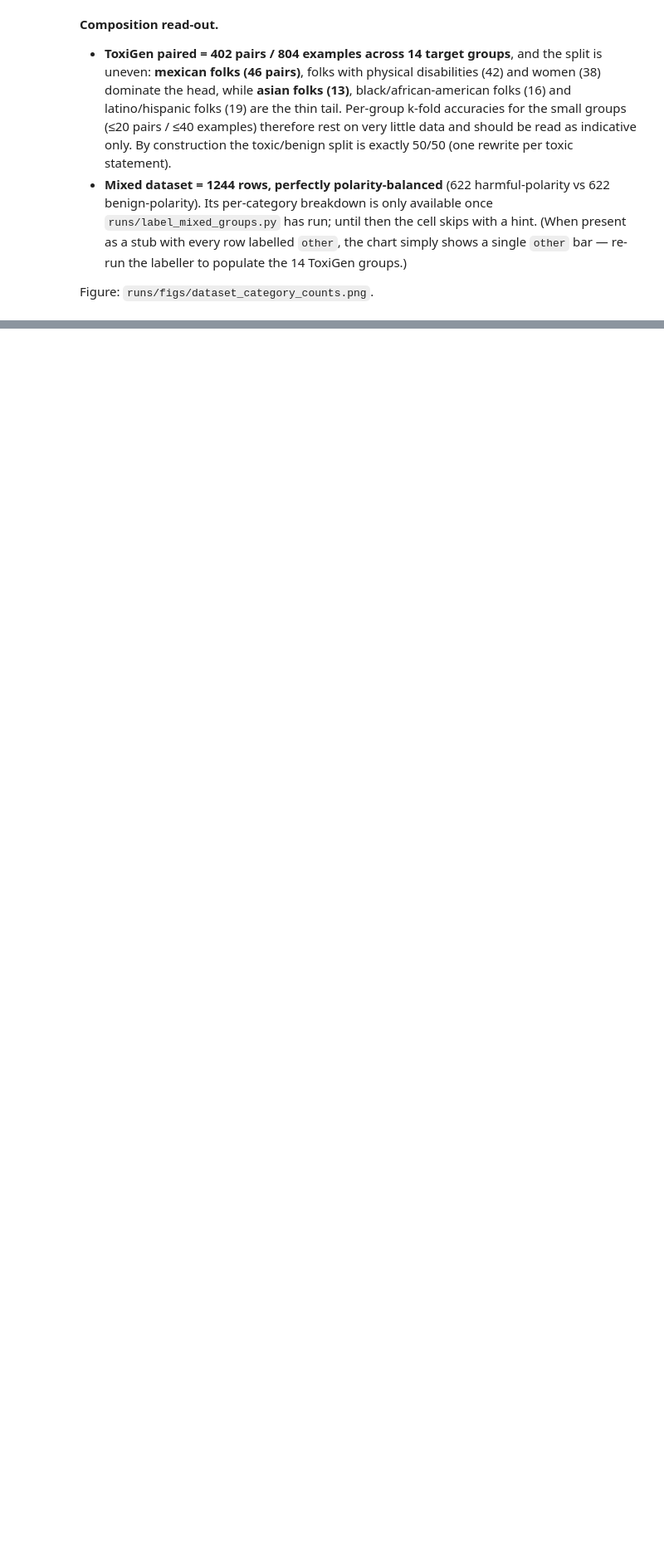
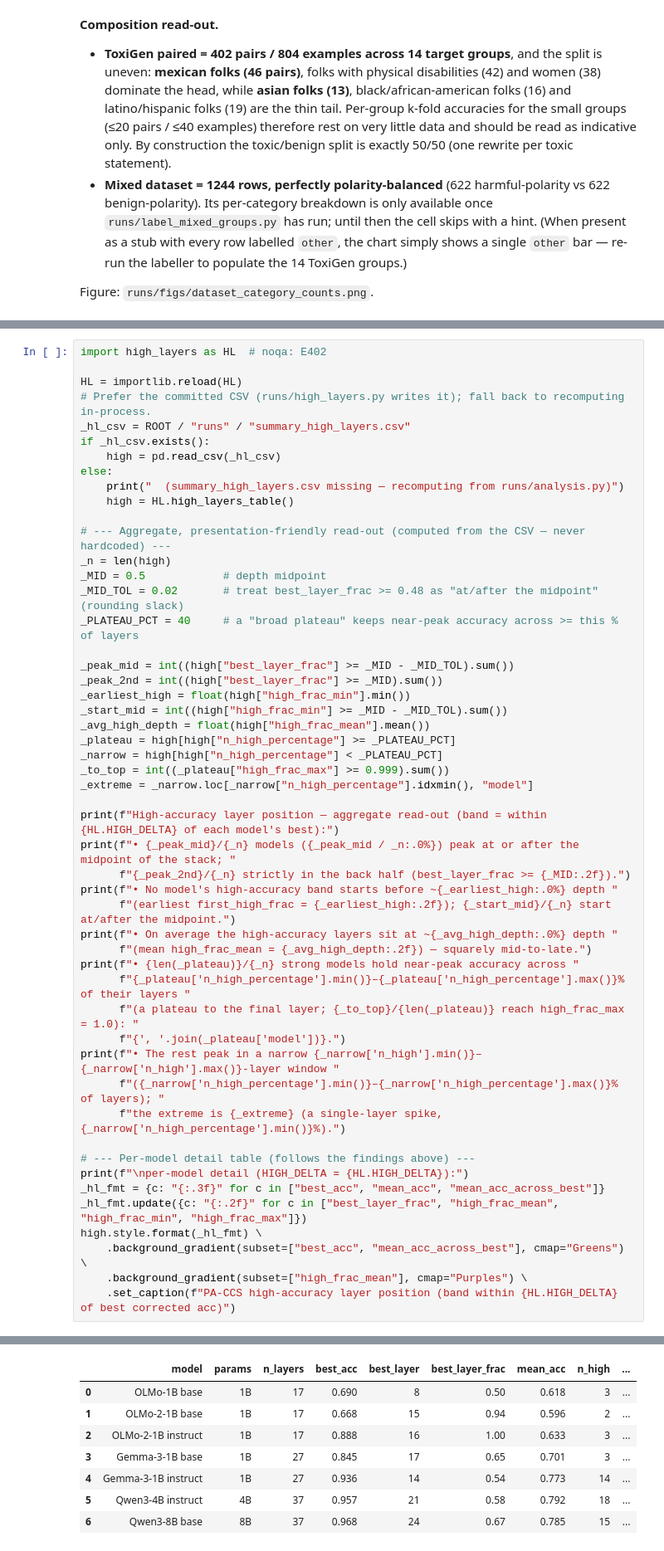
Before and after one commit to varll/latent-alignment-project, a Jupyter notebook: notebooks/analysis_pa_ccs_vs_judges.ipynb, the cells around one changed output, grey strips where cells are left out. Shown at 83% size. Saved outputs shown, nothing was run; the diff lists cells and outputs as text; blank space fills up the shorter version.

```diff
--- a/notebooks/analysis_pa_ccs_vs_judges.ipynb
+++ b/notebooks/analysis_pa_ccs_vs_judges.ipynb
@@ -352,0 +363,52 @@ fig.tight_layout(); fig.savefig(FIGS / "ccs_accuracy_by_depth.png", dpi=130); pl
+# %%
+import high_layers as HL  # noqa: E402
+
+HL = importlib.reload(HL)
+# Prefer the committed CSV (runs/high_layers.py writes it); fall back to recomputing in-process.
+_hl_csv = ROOT / "runs" / "summary_high_layers.csv"
+if _hl_csv.exists():
+    high = pd.read_csv(_hl_csv)
+else:
+    print("  (summary_high_layers.csv missing — recomputing from runs/analysis.py)")
+    high = HL.high_layers_table()
+
+# --- Aggregate, presentation-friendly read-out (computed from the CSV — never hardcoded) ---
+_n = len(high)
+_MID = 0.5            # depth midpoint
+_MID_TOL = 0.02       # treat best_layer_frac >= 0.48 as "at/after the midpoint" (rounding slack)
+_PLATEAU_PCT = 40     # a "broad plateau" keeps near-peak accuracy across >= this % of layers
+
+_peak_mid = int((high["best_layer_frac"] >= _MID - _MID_TOL).sum())
+_peak_2nd = int((high["best_layer_frac"] >= _MID).sum())
+_earliest_high = float(high["high_frac_min"].min())
+_start_mid = int((high["high_frac_min"] >= _MID - _MID_TOL).sum())
+_avg_high_depth = float(high["high_frac_mean"].mean())
+_plateau = high[high["n_high_percentage"] >= _PLATEAU_PCT]
+_narrow = high[high["n_high_percentage"] < _PLATEAU_PCT]
+_to_top = int((_plateau["high_frac_max"] >= 0.999).sum())
+_extreme = _narrow.loc[_narrow["n_high_percentage"].idxmin(), "model"]
+
+print(f"High-accuracy layer position — aggregate read-out (band = within {HL.HIGH_DELTA} of each model's best):")
+print(f"• {_peak_mid}/{_n} models ({_peak_mid / _n:.0%}) peak at or after the midpoint of the stack; "
+      f"{_peak_2nd}/{_n} strictly in the back half (best_layer_frac >= {_MID:.2f}).")
+print(f"• No model's high-accuracy band starts before ~{_earliest_high:.0%} depth "
+      f"(earliest first_high_frac = {_earliest_high:.2f}); {_start_mid}/{_n} start at/after the midpoint.")
+print(f"• On average the high-accuracy layers sit at ~{_avg_high_depth:.0%} depth "
+      f"(mean high_frac_mean = {_avg_high_depth:.2f}) — squarely mid-to-late.")
+print(f"• {len(_plateau)}/{_n} strong models hold near-peak accuracy across "
+      f"{_plateau['n_high_percentage'].min()}–{_plateau['n_high_percentage'].max()}% of their layers "
+      f"(a plateau to the final layer; {_to_top}/{len(_plateau)} reach high_frac_max = 1.0): "
+      f"{', '.join(_plateau['model'])}.")
+print(f"• The rest peak in a narrow {_narrow['n_high'].min()}–{_narrow['n_high'].max()}-layer window "
+      f"({_narrow['n_high_percentage'].min()}–{_narrow['n_high_percentage'].max()}% of layers); "
+      f"the extreme is {_extreme} (a single-layer spike, {_narrow['n_high_percentage'].min()}%).")
+
+# --- Per-model detail table (follows the findings above) ---
+print(f"\nper-model detail (HIGH_DELTA = {HL.HIGH_DELTA}):")
+_hl_fmt = {c: "{:.3f}" for c in ["best_acc", "mean_acc", "mean_acc_across_best"]}
+_hl_fmt.update({c: "{:.2f}" for c in ["best_layer_frac", "high_frac_mean", "high_frac_min", "high_frac_max"]})
+high.style.format(_hl_fmt) \
+    .background_gradient(subset=["best_acc", "mean_acc_across_best"], cmap="Greens") \
+    .background_gradient(subset=["high_frac_mean"], cmap="Purples") \
+    .set_caption(f"PA-CCS high-accuracy layer position (band within {HL.HIGH_DELTA} of best corrected acc)")
+# %% [output]
@@ -353,3 +424,11 @@ fig.tight_layout(); fig.savefig(FIGS / "ccs_accuracy_by_depth.png", dpi=130); pl
+|  | model | params | n_layers | best_acc | best_layer | best_layer_frac | mean_acc | n_high | ... |
+| 0 | OLMo-1B base | 1B | 17 | 0.690 | 8 | 0.50 | 0.618 | 3 | ... |
+| 1 | OLMo-2-1B base | 1B | 17 | 0.668 | 15 | 0.94 | 0.596 | 2 | ... |
+| 2 | OLMo-2-1B instruct | 1B | 17 | 0.888 | 16 | 1.00 | 0.633 | 3 | ... |
+| 3 | Gemma-3-1B base | 1B | 27 | 0.845 | 17 | 0.65 | 0.701 | 3 | ... |
+| 4 | Gemma-3-1B instruct | 1B | 27 | 0.936 | 14 | 0.54 | 0.773 | 14 | ... |
+| 5 | Qwen3-4B instruct | 4B | 37 | 0.957 | 21 | 0.58 | 0.792 | 18 | ... |
+| 6 | Qwen3-8B base | 8B | 37 | 0.968 | 24 | 0.67 | 0.785 | 15 | ... |
 # %%
 # The other three latent metrics, layerwise.
 metrics = [("silhouette", "silhouette (cluster separation)"),
```
Also changed, not shown: parts of 32 cells of this notebook, 3 other files.
